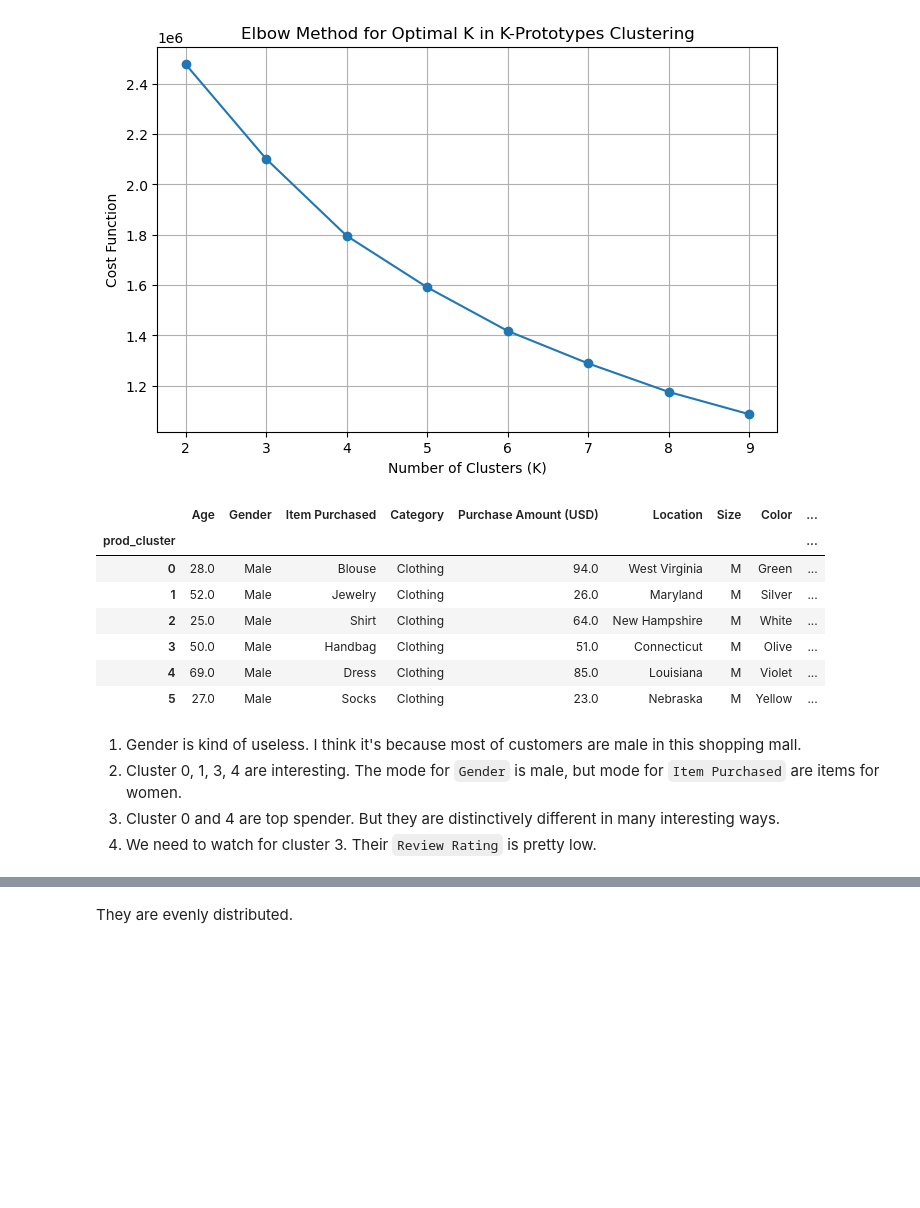
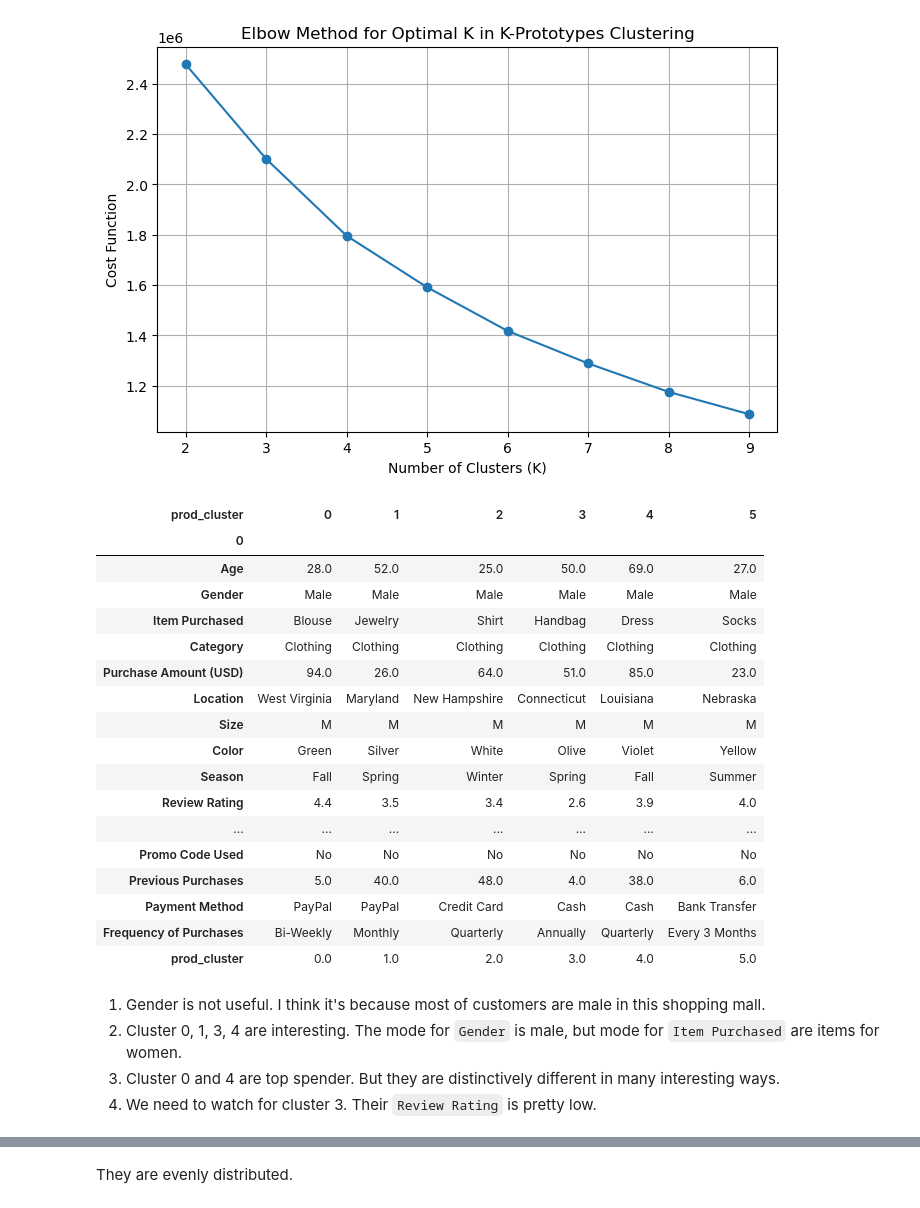
Before and after one commit to CassandraMaldonado/ML_customer_clustering, a Jupyter notebook: kprototype.ipynb, the cells around one changed output, grey strips where cells are left out. Saved outputs shown, nothing was run; the diff lists cells and outputs as text; code cells hidden in the pictures; blank space fills up the shorter version.

```diff
--- a/kprototype.ipynb
+++ b/kprototype.ipynb
@@ -67,18 +67,28 @@ cluster_composition = df_full.groupby("prod_cluster").apply(lambda x: x.mode().i
 cluster_counts = df_full["prod_cluster"].value_counts()
 cluster_summary = df_full.groupby("prod_cluster").mean()
 # %%
-cluster_composition
+cluster_composition.T
 # %% [output]
-|  | Age | Gender | Item Purchased | Category | Purchase Amount (USD) | Location | Size | Color | ... |
-| prod_cluster |  |  |  |  |  |  |  |  | ... |
-| 0 | 28.0 | Male | Blouse | Clothing | 94.0 | West Virginia | M | Green | ... |
-| 1 | 52.0 | Male | Jewelry | Clothing | 26.0 | Maryland | M | Silver | ... |
-| 2 | 25.0 | Male | Shirt | Clothing | 64.0 | New Hampshire | M | White | ... |
-| 3 | 50.0 | Male | Handbag | Clothing | 51.0 | Connecticut | M | Olive | ... |
-| 4 | 69.0 | Male | Dress | Clothing | 85.0 | Louisiana | M | Violet | ... |
-| 5 | 27.0 | Male | Socks | Clothing | 23.0 | Nebraska | M | Yellow | ... |
+| prod_cluster | 0 | 1 | 2 | 3 | 4 | 5 |
+| 0 |  |  |  |  |  |  |
+| Age | 28.0 | 52.0 | 25.0 | 50.0 | 69.0 | 27.0 |
+| Gender | Male | Male | Male | Male | Male | Male |
+| Item Purchased | Blouse | Jewelry | Shirt | Handbag | Dress | Socks |
+| Category | Clothing | Clothing | Clothing | Clothing | Clothing | Clothing |
+| Purchase Amount (USD) | 94.0 | 26.0 | 64.0 | 51.0 | 85.0 | 23.0 |
+| Location | West Virginia | Maryland | New Hampshire | Connecticut | Louisiana | Nebraska |
+| Size | M | M | M | M | M | M |
+| Color | Green | Silver | White | Olive | Violet | Yellow |
+| Season | Fall | Spring | Winter | Spring | Fall | Summer |
+| Review Rating | 4.4 | 3.5 | 3.4 | 2.6 | 3.9 | 4.0 |
+| ... | ... | ... | ... | ... | ... | ... |
+| Promo Code Used | No | No | No | No | No | No |
+| Previous Purchases | 5.0 | 40.0 | 48.0 | 4.0 | 38.0 | 6.0 |
+| Payment Method | PayPal | PayPal | Credit Card | Cash | Cash | Bank Transfer |
+| Frequency of Purchases | Bi-Weekly | Monthly | Quarterly | Annually | Quarterly | Every 3 Months |
+| prod_cluster | 0.0 | 1.0 | 2.0 | 3.0 | 4.0 | 5.0 |
 # %% [markdown]
-1. Gender is kind of useless. I think it's because most of customers are male in this shopping mall.
+1. Gender is not useful. I think it's because most of customers are male in this shopping mall.
 2. Cluster 0, 1, 3, 4 are interesting. The mode for `Gender` is male, but mode for `Item Purchased` are items for women.
 3. Cluster 0 and 4 are top spender. But they are distinctively different in many interesting ways.
 4. We need to watch for cluster 3. Their `Review Rating` is pretty low.
```
Also changed, not shown: parts of 6 cells of this notebook, 1 other file.
